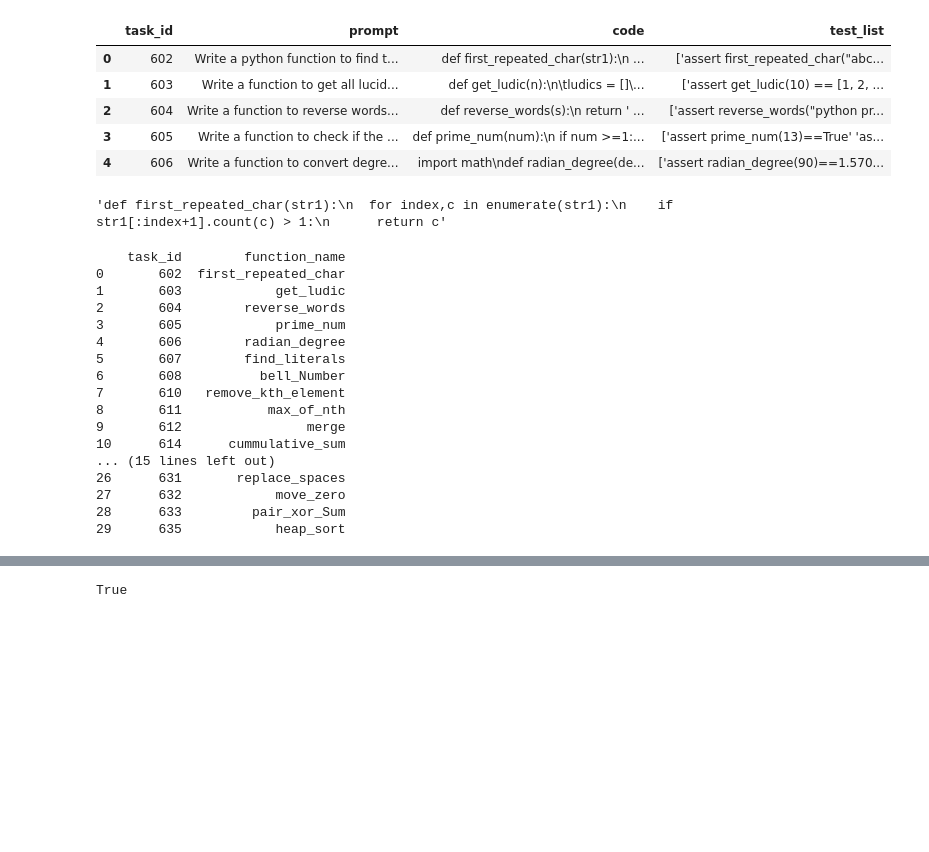
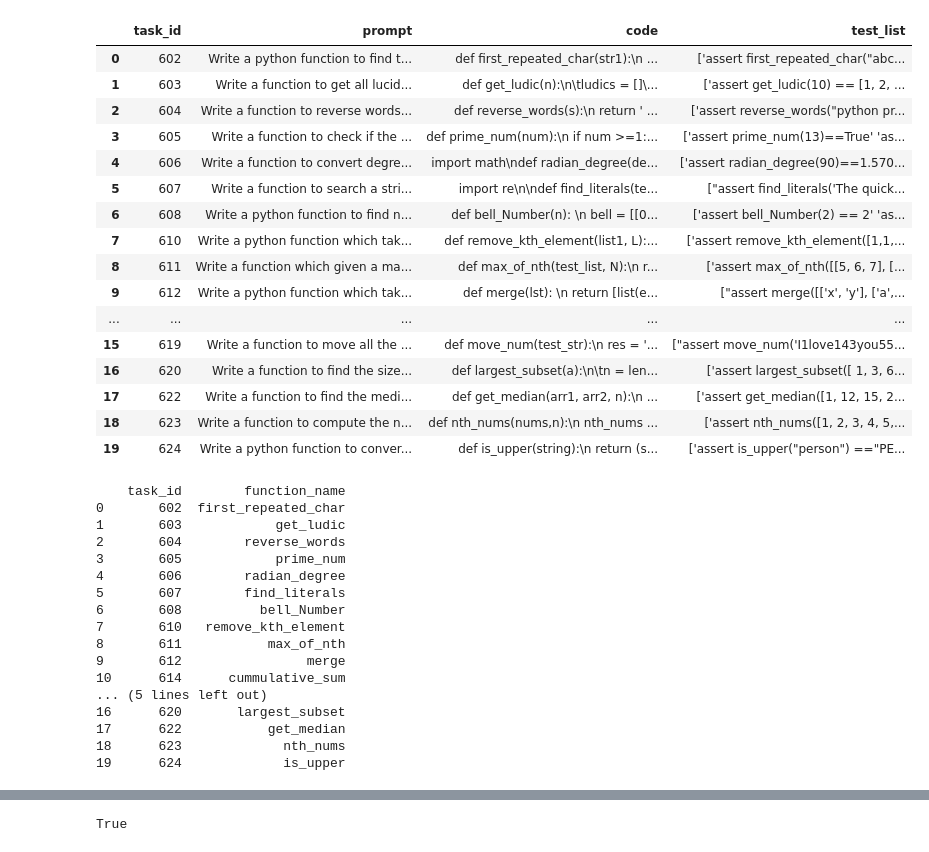
Before and after one commit to AdrianDonohoe/agentic-labs, a Jupyter notebook: CA2.ipynb, the cells around one changed output, grey strips where cells are left out. Drawn from its saved outputs; the diff is of its cells as text; code cells hidden in the pictures; blank space fills up the shorter version.

```diff
--- a/CA2.ipynb
+++ b/CA2.ipynb
@@ -26,17 +27,25 @@ True
 # %%
 df = pd.read_csv('mbpp_san_train.csv', usecols=['task_id','prompt','code','test_list'])
-df.head()
+df = df.iloc[0:20]
+df.head(20)
 # %% [output]
 |  | task_id | prompt | code | test_list |
 | 0 | 602 | Write a python function to find t... | def first_repeated_char(str1):\n ... | ['assert first_repeated_char("abc... |
 | 1 | 603 | Write a function to get all lucid... | def get_ludic(n):\n\tludics = []\... | ['assert get_ludic(10) == [1, 2, ... |
 | 2 | 604 | Write a function to reverse words... | def reverse_words(s):\n return ' ... | ['assert reverse_words("python pr... |
 | 3 | 605 | Write a function to check if the ... | def prime_num(num):\n if num >=1:... | ['assert prime_num(13)==True' 'as... |
 | 4 | 606 | Write a function to convert degre... | import math\ndef radian_degree(de... | ['assert radian_degree(90)==1.570... |
+| 5 | 607 | Write a function to search a stri... | import re\n\ndef find_literals(te... | ["assert find_literals('The quick... |
+| 6 | 608 | Write a python function to find n... | def bell_Number(n): \n bell = [[0... | ['assert bell_Number(2) == 2' 'as... |
+| 7 | 610 | Write a python function which tak... | def remove_kth_element(list1, L):... | ['assert remove_kth_element([1,1,... |
+| 8 | 611 | Write a function which given a ma... | def max_of_nth(test_list, N):\n r... | ['assert max_of_nth([[5, 6, 7], [... |
+| 9 | 612 | Write a python function which tak... | def merge(lst): \n return [list(e... | ["assert merge([['x', 'y'], ['a',... |
+| ... | ... | ... | ... | ... |
+| 15 | 619 | Write a function to move all the ... | def move_num(test_str):\n res = '... | ["assert move_num('I1love143you55... |
+| 16 | 620 | Write a function to find the size... | def largest_subset(a):\n\tn = len... | ['assert largest_subset([ 1, 3, 6... |
+| 17 | 622 | Write a function to find the medi... | def get_median(arr1, arr2, n):\n ... | ['assert get_median([1, 12, 15, 2... |
+| 18 | 623 | Write a function to compute the n... | def nth_nums(nums,n):\n nth_nums ... | ['assert nth_nums([1, 2, 3, 4, 5,... |
+| 19 | 624 | Write a python function to conver... | def is_upper(string):\n return (s... | ['assert is_upper("person") =="PE... |
-# %%
-df['code'].iloc[0]
-# %% [output]
-'def first_repeated_char(str1):\n  for index,c in enumerate(str1):\n    if str1[:index+1].count(c) > 1:\n      return c'
 # %%
 import ast
 import re
@@ -63,17 +72,17 @@ def extract_function_names(code: str):
                         names.append(f"{node.name}.{item.name}")
         return names
     except SyntaxError:
-        # fallback: find `def name(` or `async def name(` (simple)
+        # fallback: find `def name(` or `async def name(`
         matches = re.findall(r'^\s*(?:async\s+)?def\s+([A-Za-z_][A-Za-z_0-9]*)\s*\(', code, flags=re.MULTILINE)
         return matches
 
-# Example: apply to your dataframe `df` that has a 'code' column
+# extract all function names
 df['function_names'] = df['code'].fillna('').apply(extract_function_names)
 # first (primary) function name (or None)
 df['function_name'] = df['function_names'].apply(lambda l: l[0] if l else None)
 
-# Inspect results
-print(df[['task_id','function_name']].head(30))
+
+print(df[['task_id','function_name']].head(20))
 # %% [output]
     task_id        function_name
 0       602  first_repeated_char
@@ -87,8 +96,8 @@ print(df[['task_id','function_name']].head(30))
 8       611           max_of_nth
 9       612                merge
 10      614      cummulative_sum
-... (15 lines left out)
-26      631       replace_spaces
-27      632            move_zero
-28      633         pair_xor_Sum
-29      635            heap_sort
+... (5 lines left out)
+16      620       largest_subset
+17      622           get_median
+18      623             nth_nums
+19      624             is_upper
```
Also changed, not shown: parts of 20 cells of this notebook.
